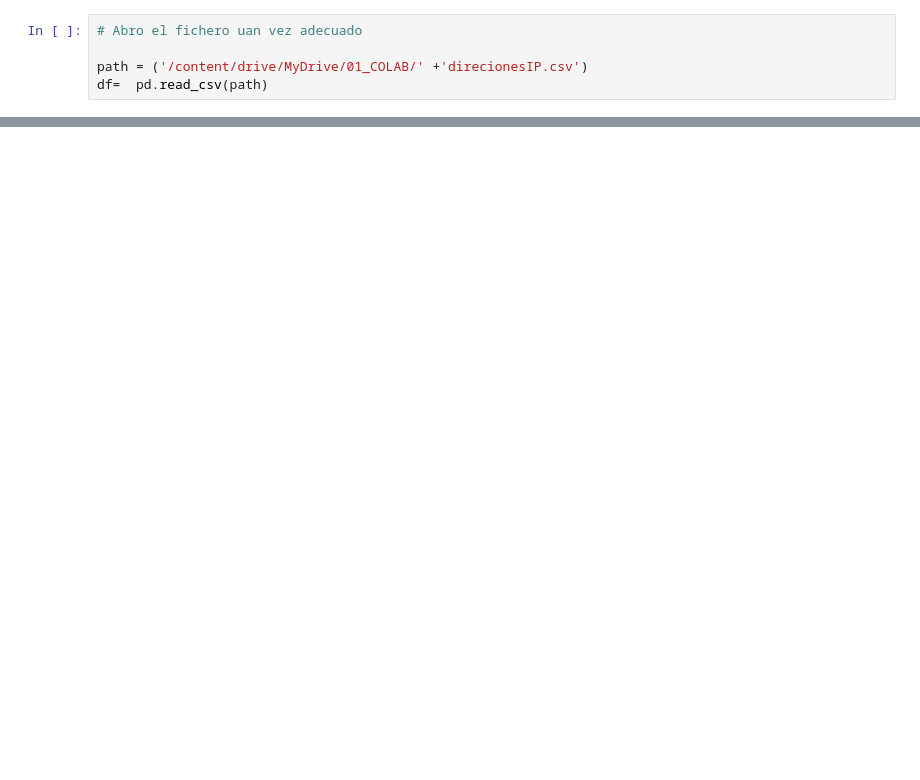
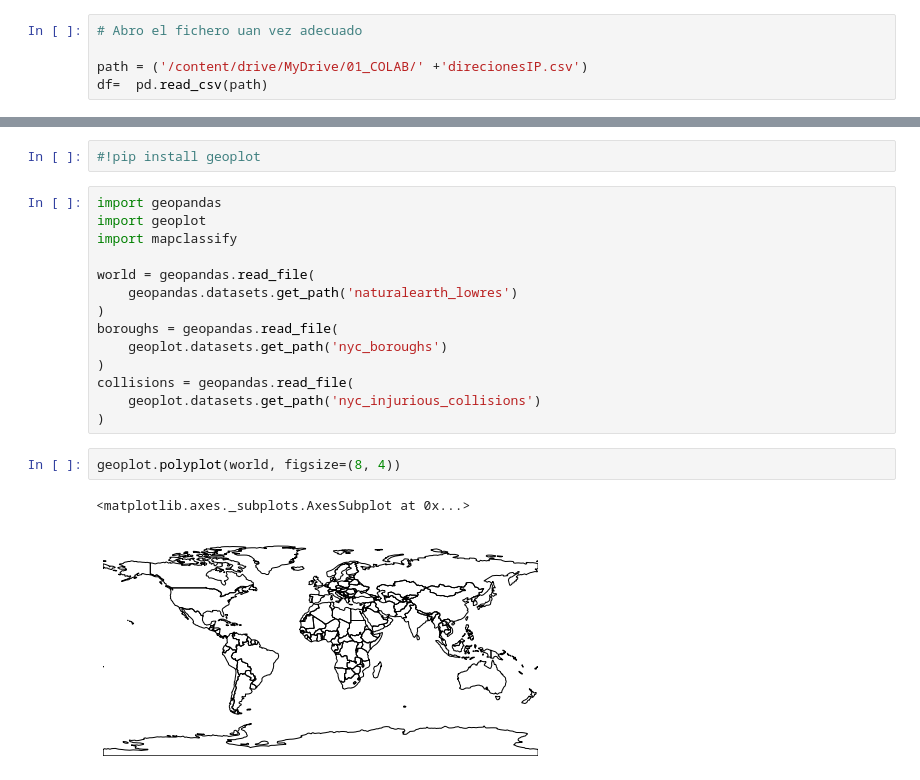
Before and after one commit to JMML2021/0401_Registre-de-logs, a Jupyter notebook: Registre_de_logs_2_parte.ipynb, the cells around one changed output, grey strips where cells are left out. Saved outputs shown, nothing was run; the diff lists cells and outputs as text; blank space fills up the shorter version.

```diff
--- a/Registre_de_logs_2_parte.ipynb
+++ b/Registre_de_logs_2_parte.ipynb
@@ -42,0 +138,21 @@ print(ip.latlng)
+# %%
+#!pip install geoplot
+# %%
+import geopandas
+import geoplot
+import mapclassify
+
+world = geopandas.read_file(
+    geopandas.datasets.get_path('naturalearth_lowres')
+)
+boroughs = geopandas.read_file(
+    geoplot.datasets.get_path('nyc_boroughs')
+)
+collisions = geopandas.read_file(
+    geoplot.datasets.get_path('nyc_injurious_collisions')
+)
+# %%
+geoplot.polyplot(world, figsize=(8, 4))
+# %% [output]
+<matplotlib.axes._subplots.AxesSubplot at 0x...>
+[figure, added]
```
Also changed, not shown: parts of 15 cells of this notebook.
